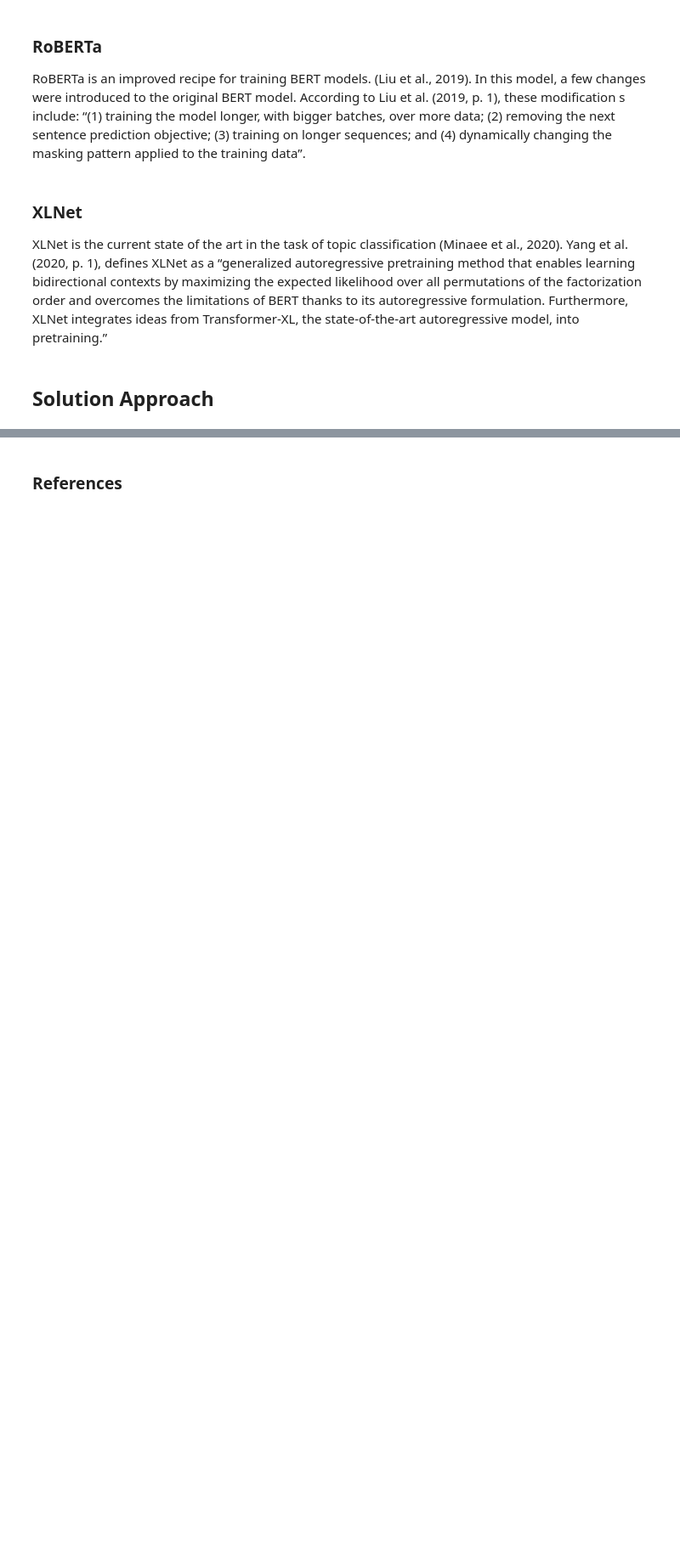
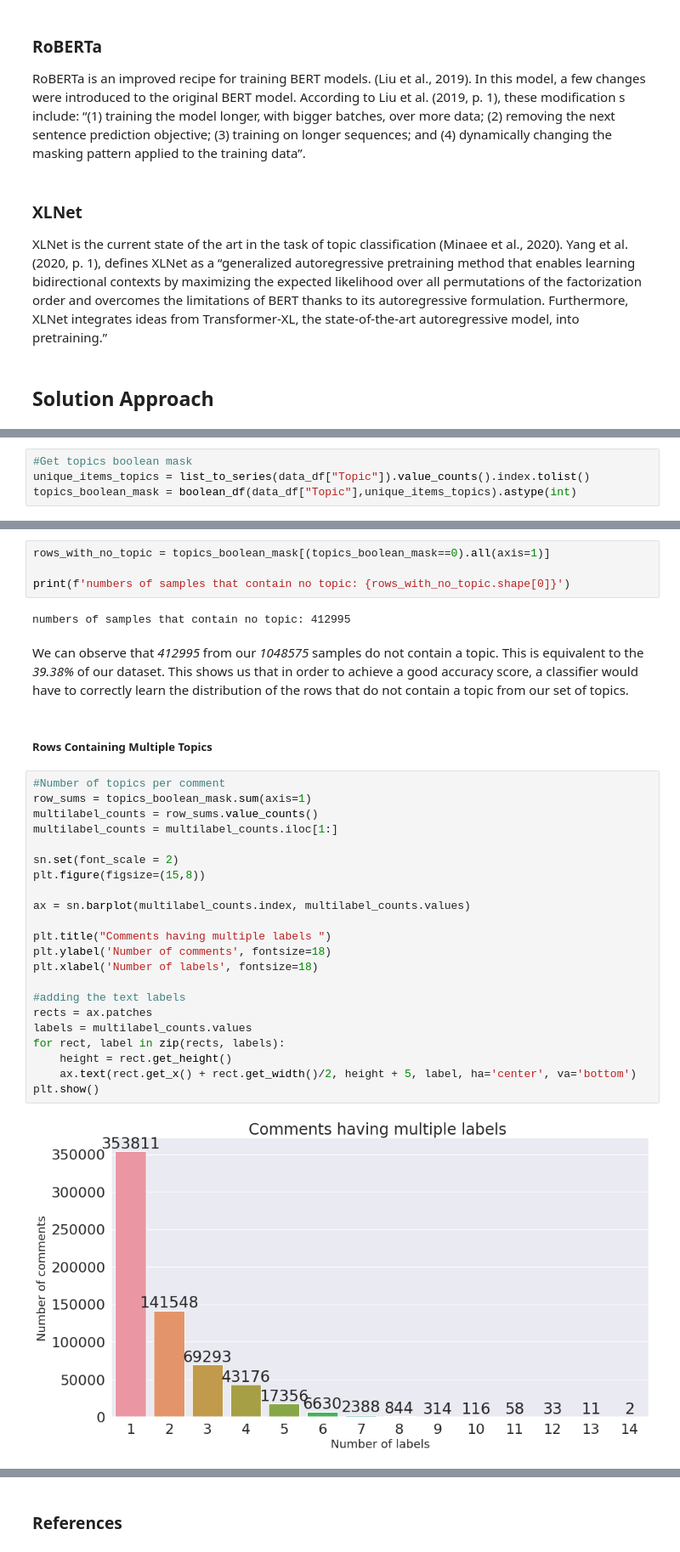
Before and after one commit to prestrepoh/NLP-techniques-for-topic-extraction, a Jupyter notebook: notebooks/complete-thesis.ipynb, the cells around one changed output, grey strips where cells are left out. Shown at 85% size. Cells and saved outputs as stored; diff of their text form; blank space fills up the shorter version.

```diff
--- a/notebooks/complete-thesis.ipynb
+++ b/notebooks/complete-thesis.ipynb
@@ -166,0 +229,4 @@ Understanding the data being used is an important step on any data science proje
+# %%
+#Get topics boolean mask
+unique_items_topics = list_to_series(data_df["Topic"]).value_counts().index.tolist()
+topics_boolean_mask = boolean_df(data_df["Topic"],unique_items_topics).astype(int)
@@ -166,0 +301,34 @@ Understanding the data being used is an important step on any data science proje
+# %%
+rows_with_no_topic = topics_boolean_mask[(topics_boolean_mask==0).all(axis=1)]
+
+print(f'numbers of samples that contain no topic: {rows_with_no_topic.shape[0]}')
+# %% [output]
+numbers of samples that contain no topic: 412995
+# %% [markdown]
+We can observe that *412995* from our *1048575* samples do not contain a topic. This is equivalent to the *39.38%* of our dataset. This shows us that in order to achieve a good accuracy score, a classifier would have to correctly learn the distribution of the rows that do not contain a topic from our set of topics.
+# %% [markdown]
+##### Rows Containing Multiple Topics
+# %%
+#Number of topics per comment
+row_sums = topics_boolean_mask.sum(axis=1)
+multilabel_counts = row_sums.value_counts()
+multilabel_counts = multilabel_counts.iloc[1:]
+
+sn.set(font_scale = 2)
+plt.figure(figsize=(15,8))
+
+ax = sn.barplot(multilabel_counts.index, multilabel_counts.values)
+
+plt.title("Comments having multiple labels ")
+plt.ylabel('Number of comments', fontsize=18)
+plt.xlabel('Number of labels', fontsize=18)
+
+#adding the text labels
+rects = ax.patches
+labels = multilabel_counts.values
+for rect, label in zip(rects, labels):
+    height = rect.get_height()
+    ax.text(rect.get_x() + rect.get_width()/2, height + 5, label, ha='center', va='bottom')
+plt.show()
+# %% [output]
+[figure, added]
```
Also changed, not shown: parts of 115 cells of this notebook.
